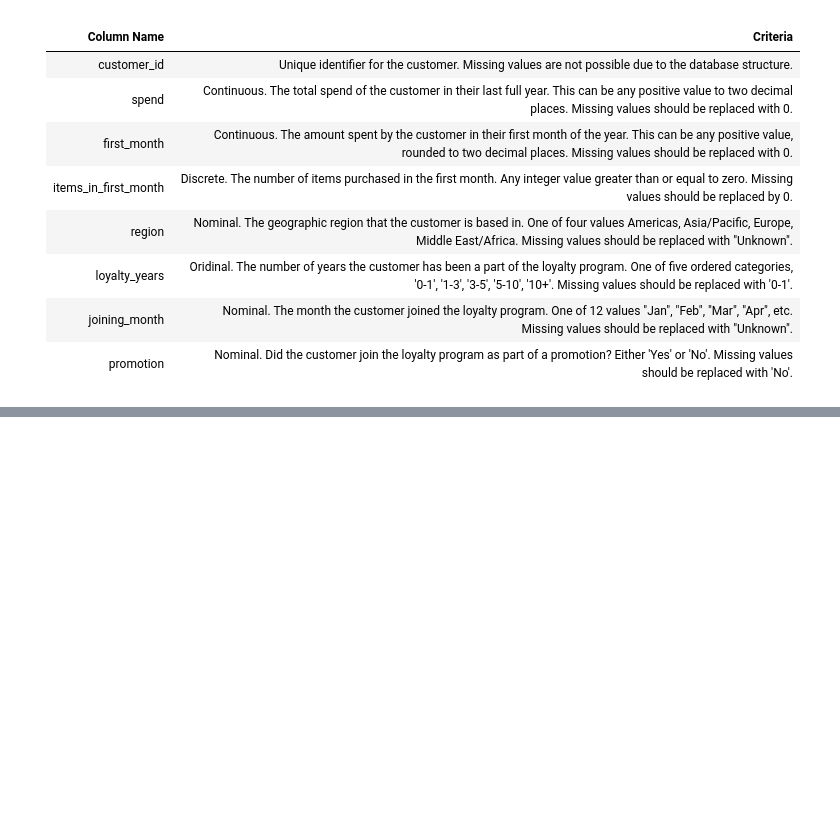
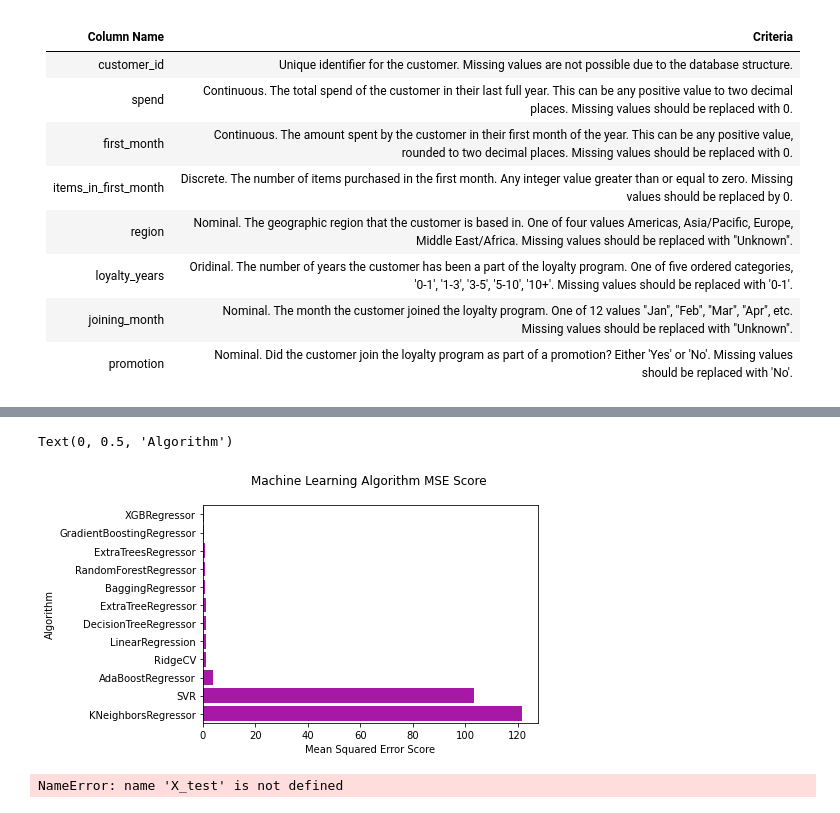
Before and after one commit to suni639/customer_loyalty, a Jupyter notebook: supermarket_loyalty_programme_analysis.ipynb, the cells around one changed output, grey strips where cells are left out. Cells and saved outputs as stored; diff of their text form; code cells hidden in the pictures; blank space fills up the shorter version.

Commit message:
Clean dataframe, plus EDA and model fitting/assessment

```diff
--- a/supermarket_loyalty_programme_analysis.ipynb
+++ b/supermarket_loyalty_programme_analysis.ipynb
@@ -57,0 +236,16 @@ Create a cleaned version of the dataframe.
+# %%
+# Cleaning the promotion column
+
+# Display the unique values in the 'promotion' column
+unique_promotion_values = df['promotion'].unique()
+print(sorted(unique_promotion_values))
+
+# Standardize the 'promotion' column to have only 'Yes' or 'No'
+df['promotion'] = df['promotion'].str.lower().map({'yes': 'Yes', 'no': 'No'}).fillna('No')
+
+# Convert to a nominal categorical type without imposing order
+df['promotion'] = pd.Categorical(df['promotion'], categories=['Yes', 'No'], ordered=False)
+
+# # Checking the dtype and unique values to confirm the changes
+print(df['promotion'].dtype)
+print(sorted(df['promotion'].unique()))
@@ -57,0 +256,14 @@ Create a cleaned version of the dataframe.
+# %%
+# rename df to clean_data
+clean_data = df.copy()
+
+print(clean_data.head())
+print(clean_data.info())
+
+import pandas as pd
+
+# Iterate over each column in the DataFrame
+for column in clean_data.columns:
+    # Check if the column is of dtype 'category' using isinstance to ensure compatibility
+    if isinstance(clean_data[column].dtype, pd.CategoricalDtype):
+        print(f"Unique values in '{column}': {sorted(clean_data[column].unique())}")
@@ -79,0 +421,22 @@ Fit a baseline model to predict the spend over the year for each customer.
+# %%
+#barplot using https://seaborn.pydata.org/generated/seaborn.barplot.html
+sns.barplot(x='MLA Test MSE Mean', y = 'MLA Name', data = MLA_compare, color = 'm')
+
+#prettify using pyplot: https://matplotlib.org/api/pyplot_api.html
+plt.title('Machine Learning Algorithm MSE Score \n')
+plt.xlabel('Mean Squared Error Score')
+plt.ylabel('Algorithm')
+# %% [output]
+Text(0, 0.5, 'Algorithm')
+[figure, added]
+# %%
+# Example for one model
+predicted = XGBRegressor.predict(X_test)  # model is one of your trained MLAs
+residuals = y_test - predicted
+
+sns.histplot(residuals, kde=True)
+plt.xlabel('Residuals')
+plt.title('Distribution of Residuals')
+plt.show()
+# %% [output]
+NameError: name 'X_test' is not defined
```
Also changed, not shown: parts of 18 cells of this notebook.
